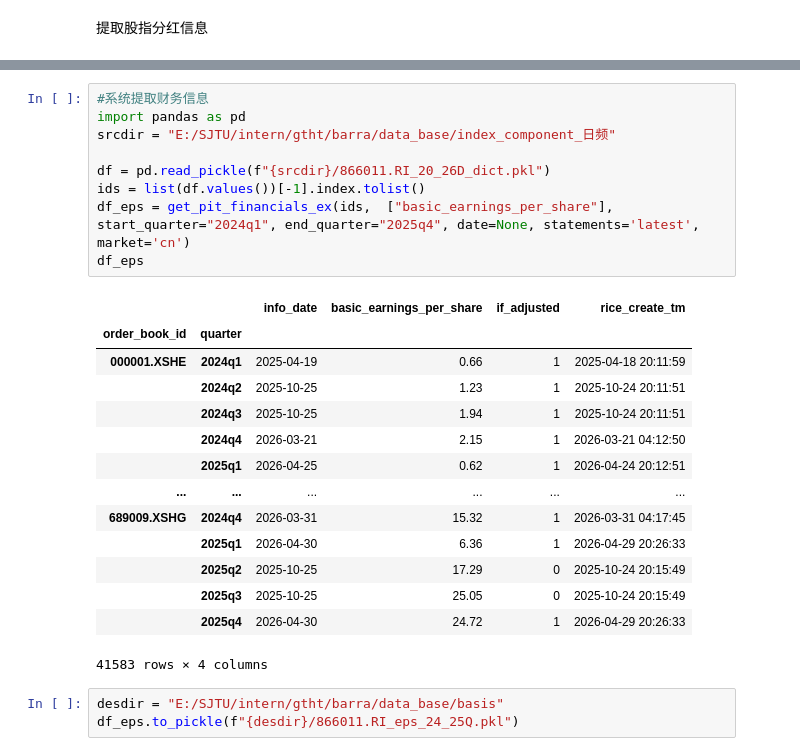
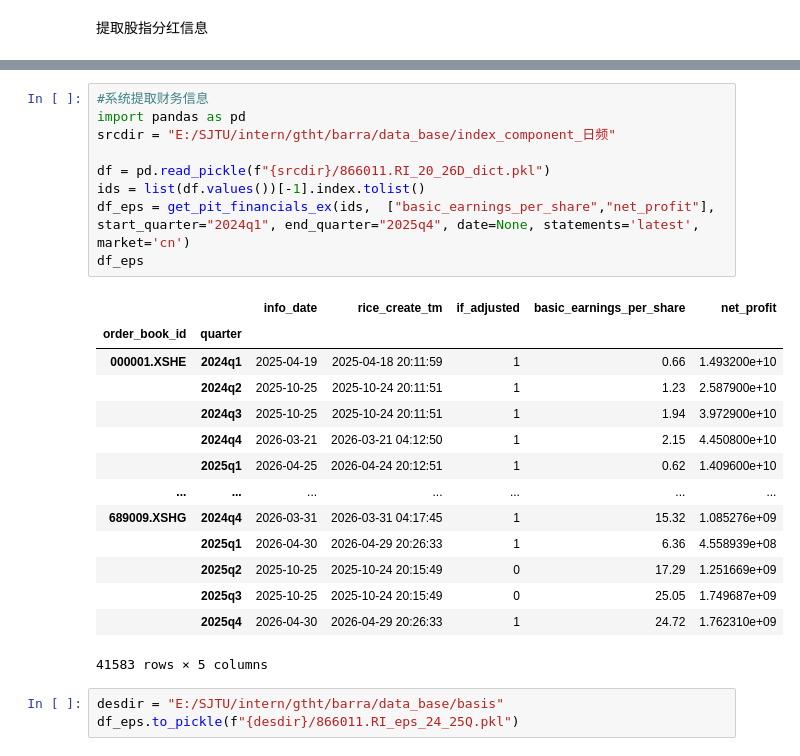
Before and after one commit to LeeSXS23456/REPOSITORY, a Jupyter notebook: data_extract2.ipynb, the cells around one changed output, grey strips where cells are left out. Saved outputs shown, nothing was run; the diff lists cells and outputs as text.

```diff
--- a/data_extract2.ipynb
+++ b/data_extract2.ipynb
@@ -82,27 +98,27 @@ get_dividend_amount('000001.XSHE', start_quarter = "2022q4", end_quarter = "2025
 # %%
 #系统提取财务信息
 import pandas as pd
 srcdir = "E:/SJTU/intern/gtht/barra/data_base/index_component_日频"
 
 df = pd.read_pickle(f"{srcdir}/866011.RI_20_26D_dict.pkl")
 ids = list(df.values())[-1].index.tolist()
-df_eps = get_pit_financials_ex(ids,  ["basic_earnings_per_share"], start_quarter="2024q1", end_quarter="2025q4", date=None, statements='latest', market='cn')
+df_eps = get_pit_financials_ex(ids,  ["basic_earnings_per_share","net_profit"], start_quarter="2024q1", end_quarter="2025q4", date=None, statements='latest', market='cn')
 df_eps
 # %% [output]
-|  |  | info_date | basic_earnings_per_share | if_adjusted | rice_create_tm |
-| order_book_id | quarter |  |  |  |  |
-| 000001.XSHE | 2024q1 | 2025-04-19 | 0.66 | 1 | 2025-04-18 20:11:59 |
-|  | 2024q2 | 2025-10-25 | 1.23 | 1 | 2025-10-24 20:11:51 |
-|  | 2024q3 | 2025-10-25 | 1.94 | 1 | 2025-10-24 20:11:51 |
-|  | 2024q4 | 2026-03-21 | 2.15 | 1 | 2026-03-21 04:12:50 |
-|  | 2025q1 | 2026-04-25 | 0.62 | 1 | 2026-04-24 20:12:51 |
-| ... | ... | ... | ... | ... | ... |
-| 689009.XSHG | 2024q4 | 2026-03-31 | 15.32 | 1 | 2026-03-31 04:17:45 |
-|  | 2025q1 | 2026-04-30 | 6.36 | 1 | 2026-04-29 20:26:33 |
-|  | 2025q2 | 2025-10-25 | 17.29 | 0 | 2025-10-24 20:15:49 |
-|  | 2025q3 | 2025-10-25 | 25.05 | 0 | 2025-10-24 20:15:49 |
-|  | 2025q4 | 2026-04-30 | 24.72 | 1 | 2026-04-29 20:26:33 |
+|  |  | info_date | rice_create_tm | if_adjusted | basic_earnings_per_share | net_profit |
+| order_book_id | quarter |  |  |  |  |  |
+| 000001.XSHE | 2024q1 | 2025-04-19 | 2025-04-18 20:11:59 | 1 | 0.66 | 1.493200e+10 |
+|  | 2024q2 | 2025-10-25 | 2025-10-24 20:11:51 | 1 | 1.23 | 2.587900e+10 |
+|  | 2024q3 | 2025-10-25 | 2025-10-24 20:11:51 | 1 | 1.94 | 3.972900e+10 |
+|  | 2024q4 | 2026-03-21 | 2026-03-21 04:12:50 | 1 | 2.15 | 4.450800e+10 |
+|  | 2025q1 | 2026-04-25 | 2026-04-24 20:12:51 | 1 | 0.62 | 1.409600e+10 |
+| ... | ... | ... | ... | ... | ... | ... |
+| 689009.XSHG | 2024q4 | 2026-03-31 | 2026-03-31 04:17:45 | 1 | 15.32 | 1.085276e+09 |
+|  | 2025q1 | 2026-04-30 | 2026-04-29 20:26:33 | 1 | 6.36 | 4.558939e+08 |
+|  | 2025q2 | 2025-10-25 | 2025-10-24 20:15:49 | 0 | 17.29 | 1.251669e+09 |
+|  | 2025q3 | 2025-10-25 | 2025-10-24 20:15:49 | 0 | 25.05 | 1.749687e+09 |
+|  | 2025q4 | 2026-04-30 | 2026-04-29 20:26:33 | 1 | 24.72 | 1.762310e+09 |
-41583 rows × 4 columns
+41583 rows × 5 columns
 # %%
 desdir = "E:/SJTU/intern/gtht/barra/data_base/basis"
 df_eps.to_pickle(f"{desdir}/866011.RI_eps_24_25Q.pkl")
```
Also changed, not shown: parts of 17 cells of this notebook, 1 other file.
